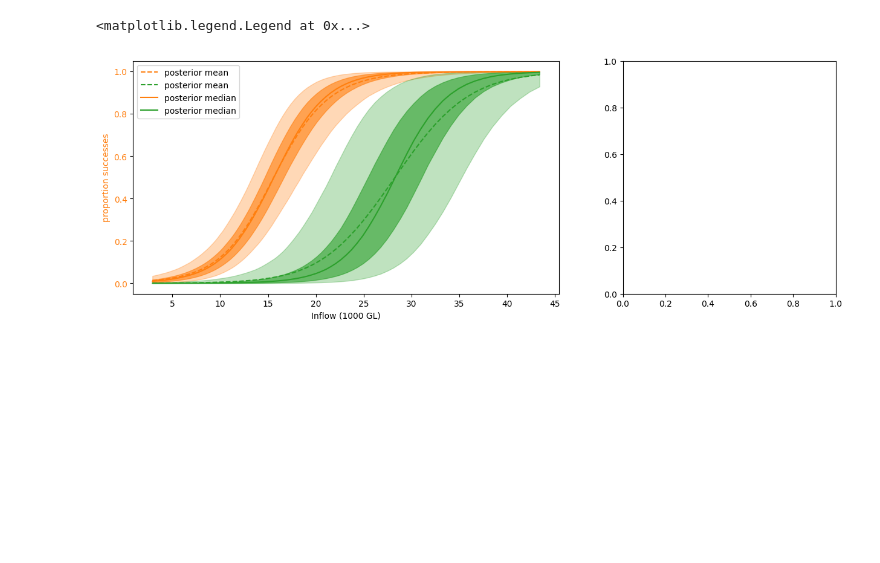
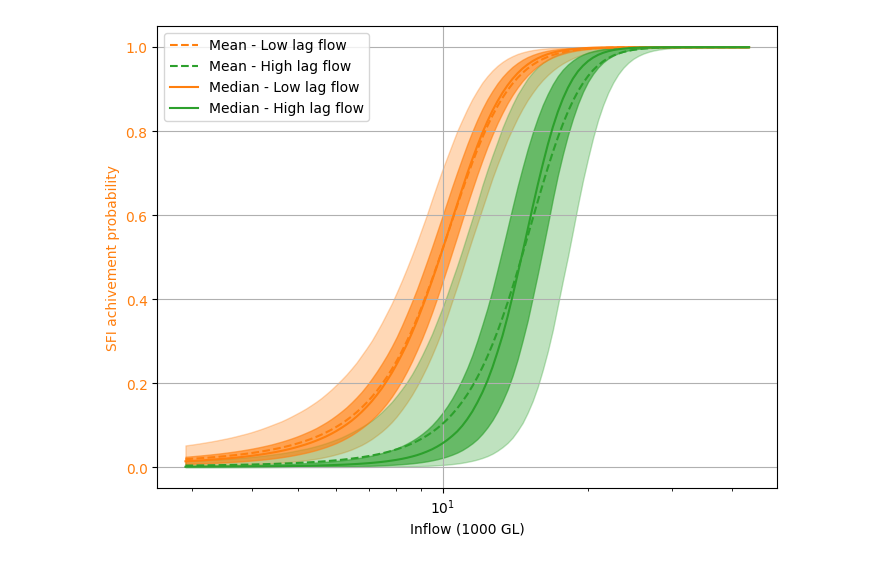
Before and after one commit to derob/WERP_projecting_SFIs, a Jupyter notebook: notebooks/test_notebook.ipynb, the cells around one changed output. Cells and saved outputs as stored; diff of their text form; code cells hidden in the pictures; blank space fills up the shorter version.

```diff
--- a/notebooks/test_notebook.ipynb
+++ b/notebooks/test_notebook.ipynb
@@ -110,0 +103,4 @@ Add.0 p
+# %%
+binomial_regression_model1 = pymc.Model()
+# %%
+pymc.set_data({"x": data['inflow'].values}, binomial_regression_model1)
@@ -186,7 +206,7 @@ predictdata2 = predictdata2[0:100]
 predictdata1['inflow'] = np.exp(np.log(data['inflow'].min() )+np.array([float(a)/float(100.) for a in range(100)] )* (np.log(data['inflow'].max())-np.log(data['inflow'].min())))
 predictdata2['inflow'] = np.exp(np.log(data['inflow'].min() )+np.array([float(a)/float(100.) for a in range(100)] )* (np.log(data['inflow'].max())-np.log(data['inflow'].min())))
 # %%
-predictdata1.drop(columns=['BMF_R1'],inplace=True)
+predictdata1.drop(columns=['BMF_R3'],inplace=True)
 # %%
 with binomial_regression_model:
     pymc.set_data({'x':predictdata1['inflow'] })
@@ -256,6 +403,6 @@ data.head()
 # %%
 
-data = pd.concat([annualpredictor['inflow'], laggedinflow_predictor['inflow_lagged'],outdf['BMF_R1']],axis=1, join='inner')
+data = pd.concat([annualpredictor['inflow'], laggedinflow_predictor['inflow_lagged'],outdf['BMF_R3']],axis=1, join='inner')
 
 #data = pd.concat([data ,outdf['BMF_R1']],axis=1, join='inner')
 print(data)
@@ -263,12 +410,12 @@ data['inflow'] = (data['inflow']/1000000)
 data['inflow_lagged'] = (data['inflow_lagged']/1000000)
 data = data.reset_index()[data.columns[-3:]]
 
-plt.scatter(x=data['inflow'], y= data['BMF_R1'])
+plt.scatter(x=data['inflow'], y= data['BMF_R3'])
 
 data = data.sort_values(by = 'inflow')
-n = 1 #data.shape[0]
+n = 1 #data.shape
 
-plt.scatter(data['inflow'], data['BMF_R1'], label = col)
+plt.scatter(data['inflow'], data['BMF_R3'], label = col)
 
 with pymc.Model() as binomial_regression_model:
     x = pymc.Data("x", (data['inflow']))
@@ -282,5 +429,5 @@ with pymc.Model() as binomial_regression_model:
     p = pymc.Deterministic("p", pymc.math.invlogit(mu))
     print(mu, p)
     # likelihood
-    pymc.Binomial("y", n=n, p=p, observed=data['BMF_R1'])
+    pymc.Binomial("y", n=n, p=p, observed=data['BMF_R3'])
 # %% [output]
@@ -399,33 +546,33 @@ Sampling: []
 outquants1 = idata1.posterior_predictive.p.quantile(q= [0.05,0.25,0.5,0.75,0.95], dim = ("chain",'draw') )
 outquants2 = idata2.posterior_predictive.p.quantile(q= [0.05,0.25,0.5,0.75,0.95], dim = ("chain",'draw') )
 # %%
-fig, ax = plt.subplots(1, 2, figsize=(15,5), gridspec_kw={"width_ratios": [2, 1]})
+fig, ax = plt.subplots(1, 1, figsize=(8,6)) #, gridspec_kw={"width_ratios": [2, 1]})
 
-ax[0].fill_between(x = (predictdata1['inflow']), y1 = outquants1.loc[{'quantile':0.05}].data ,y2 = outquants1.loc[{'quantile':0.95}].data, color = "C1", alpha = 0.3)
-ax[0].fill_between(x = (predictdata2['inflow']), y1 = outquants2.loc[{'quantile':0.05}].data ,y2 = outquants2.loc[{'quantile':0.95}].data, color = "C2", alpha = 0.3)
-ax[0].fill_between(x = (predictdata1['inflow']), y1 = outquants1.loc[{'quantile':0.25}].data ,y2 = outquants1.loc[{'quantile':0.75}].data, color = "C1", alpha = 0.6)
-ax[0].fill_between(x = (predictdata2['inflow']), y1 = outquants2.loc[{'quantile':0.25}].data ,y2 = outquants2.loc[{'quantile':0.75}].data, color = "C2", alpha = 0.6)
+ax.fill_between(x = (predictdata1['inflow']), y1 = outquants1.loc[{'quantile':0.05}].data ,y2 = outquants1.loc[{'quantile':0.95}].data, color = "C1", alpha = 0.3)
+ax.fill_between(x = (predictdata2['inflow']), y1 = outquants2.loc[{'quantile':0.05}].data ,y2 = outquants2.loc[{'quantile':0.95}].data, color = "C2", alpha = 0.3)
+ax.fill_between(x = (predictdata1['inflow']), y1 = outquants1.loc[{'quantile':0.25}].data ,y2 = outquants1.loc[{'quantile':0.75}].data, color = "C1", alpha = 0.6)
+ax.fill_between(x = (predictdata2['inflow']), y1 = outquants2.loc[{'quantile':0.25}].data ,y2 = outquants2.loc[{'quantile':0.75}].data, color = "C2", alpha = 0.6)
 
 # posterior mean
 post_mean1 = idata1.posterior_predictive.p.mean(("chain", "draw"))
 post_mean2 = idata2.posterior_predictive.p.mean(("chain", "draw"))
-ax[0].plot(predictdata1["inflow"], post_mean1, label="posterior mean", color="C1", linestyle = "--")
-ax[0].plot(predictdata2["inflow"], post_mean2, label="posterior mean", color="C2", linestyle = "--")
+ax.plot(predictdata1["inflow"], post_mean1, label="Mean - Low lag flow", color="C1", linestyle = "--")
+ax.plot(predictdata2["inflow"], post_mean2, label="Mean - High lag flow", color="C2", linestyle = "--")
 
-ax[0].plot(predictdata1["inflow"], outquants1.loc[{'quantile':0.5}].data, label="posterior median", color="C1")
-ax[0].plot(predictdata2["inflow"], outquants2.loc[{'quantile':0.5}].data, label="posterior median", color="C2")
+ax.plot(predictdata1["inflow"], outquants1.loc[{'quantile':0.5}].data, label="Median - Low lag flow", color="C1")
+ax.plot(predictdata2["inflow"], outquants2.loc[{'quantile':0.5}].data, label="Median - High lag flow", color="C2")
 
 # plot truth
-#ax[0].scatter(data["inflow"], p_true,  label="true", color="C2")
+#ax.scatter(data["inflow"], p_true,  label="true", color="C2")
 # formatting
-ax[0].set(xlabel="Inflow (1000 GL)")
-
-ax[0].set_ylabel("proportion successes", color="C1")
-ax[0].tick_params(axis="y", labelcolor="C1")
-ax[0].legend()
+ax.set(xlabel="Inflow (1000 GL)")
+ax.grid()
+ax.set_ylabel("SFI achivement probability", color="C1")
+ax.tick_params(axis="y", labelcolor="C1")
+ax.legend()
+ax.set_xscale('log')
 # %% [output]
-<matplotlib.legend.Legend at 0x...>
-[figure, old version]
+[figure, new version]
 # %%
 p_true = (data["BMF_R1"])
 fig, ax = plt.subplots(1, 2, figsize=(15,5), gridspec_kw={"width_ratios": [2, 1]})
```
Also changed, not shown: parts of 31 cells of this notebook, 9 other files.
